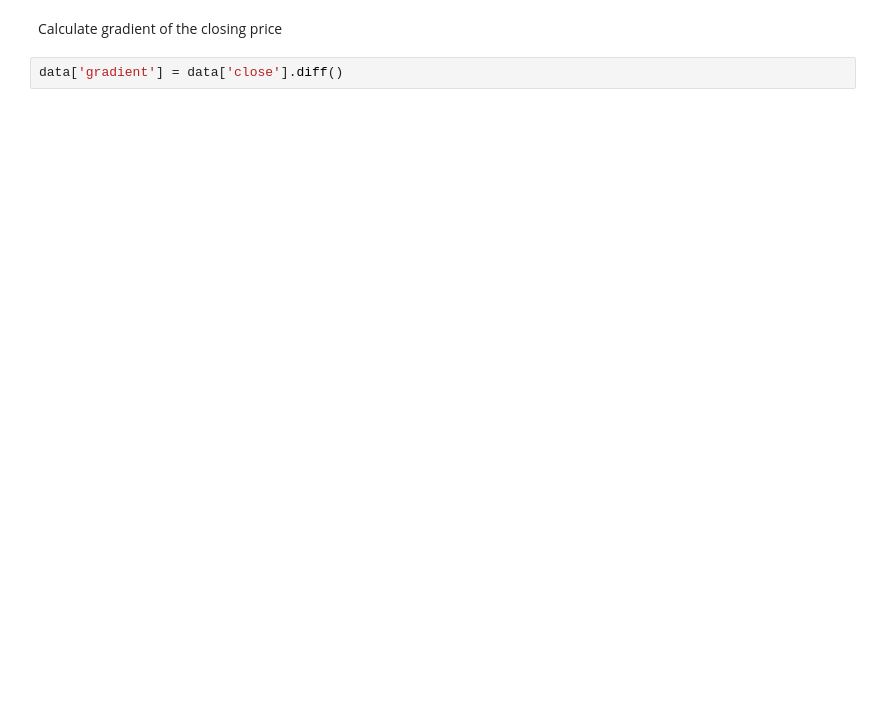
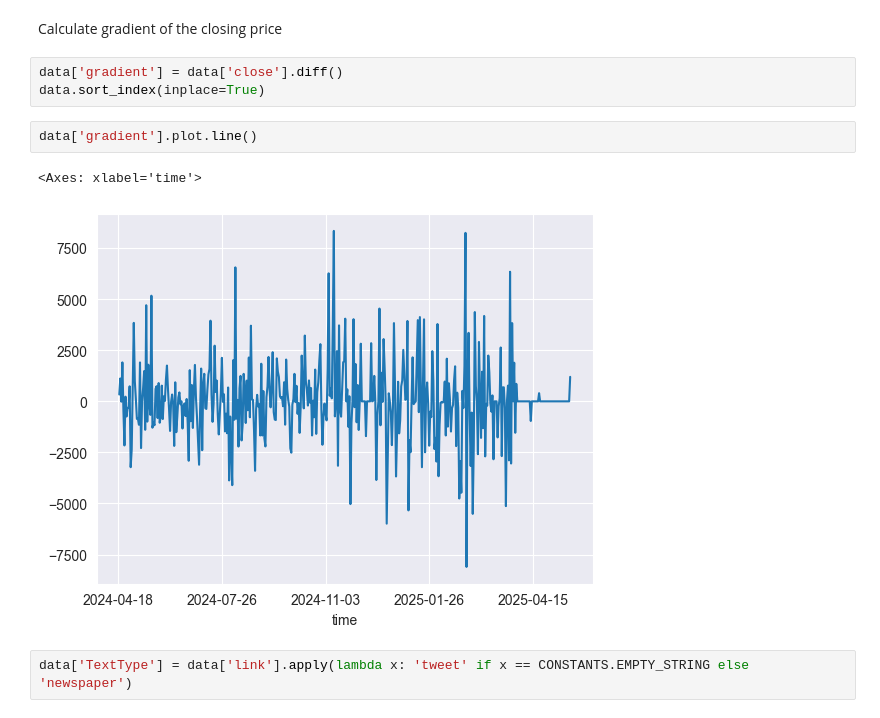
Before and after one commit to matteoshafer/cryptoTrading_fork, a Jupyter notebook: training.ipynb, the cells around one changed output. Saved outputs shown, nothing was run; the diff lists cells and outputs as text; blank space fills up the shorter version.

```diff
--- a/training.ipynb
+++ b/training.ipynb
@@ -43,3 +49,11 @@ data
 Calculate gradient of the closing price
 # %%
 data['gradient'] = data['close'].diff()
+data.sort_index(inplace=True)
+# %%
+data['gradient'].plot.line()
+# %% [output]
+<Axes: xlabel='time'>
+[figure, added]
+# %%
+data['TextType'] = data['link'].apply(lambda x: 'tweet' if x == CONSTANTS.EMPTY_STRING else 'newspaper')
```
Also changed, not shown: parts of 23 cells of this notebook, 4 other files.
